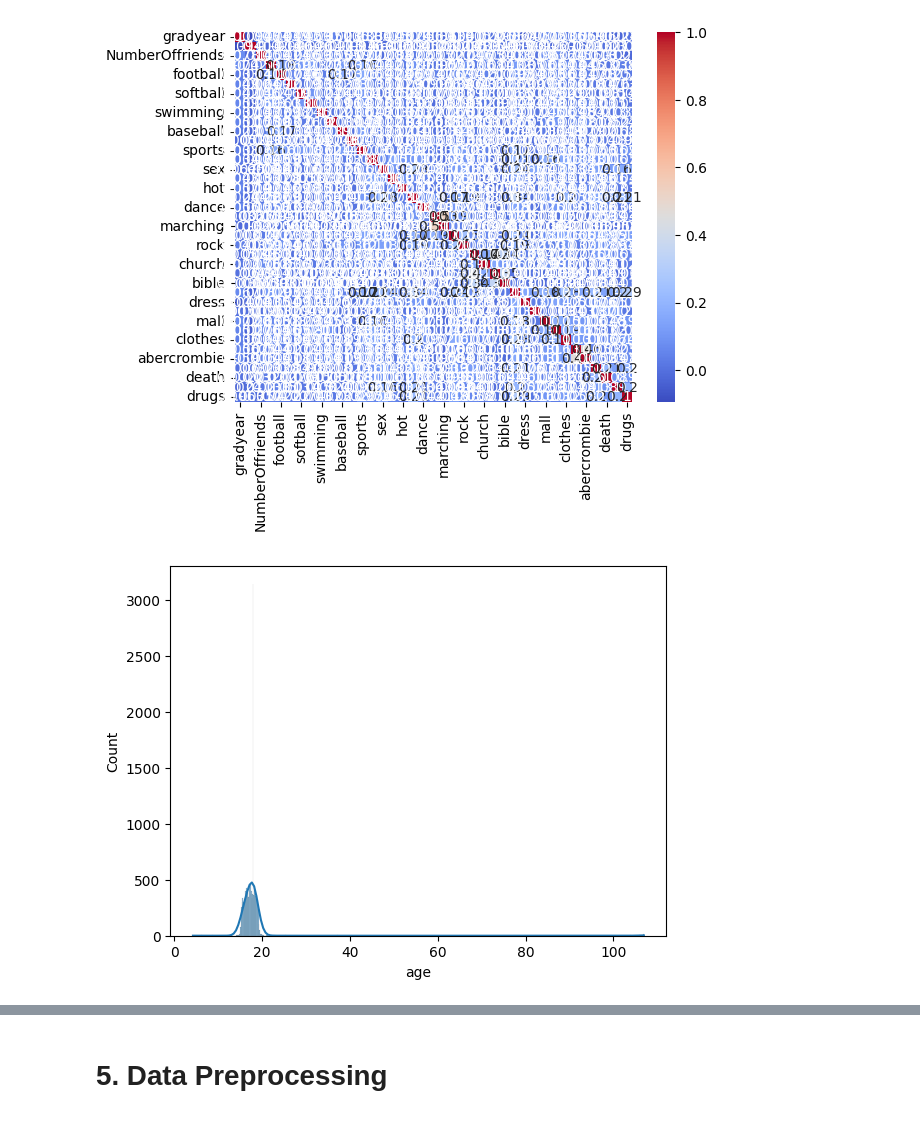
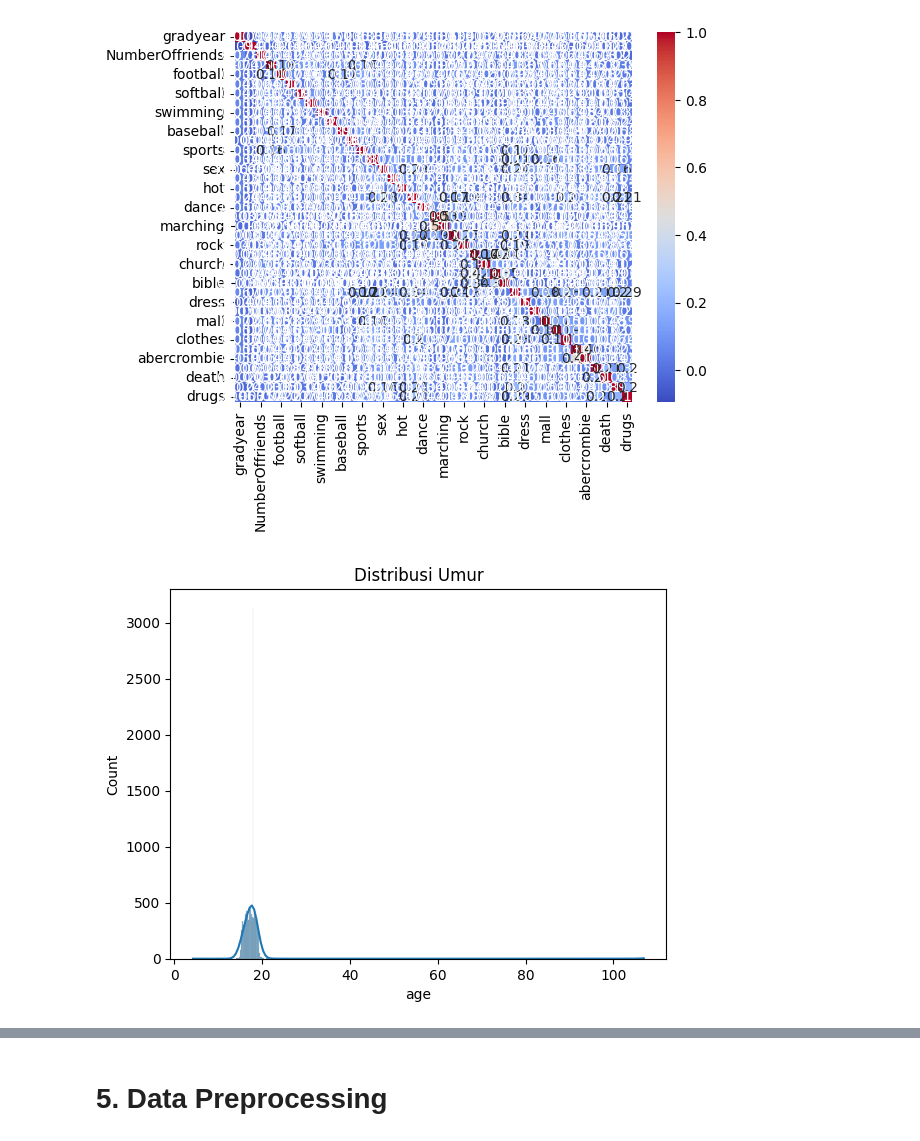
Before and after one commit to maulanycitra/Proyek-Machine-Learning-Dicoding-Maulany-Citra-Pandini, a Jupyter notebook: [Clustering]_Submission_Akhir_BMLP_Maulany_Citra_Pandini.ipynb, the cells around one changed output, grey strips where cells are left out. Cells and saved outputs as stored; diff of their text form; code cells hidden in the pictures.

```diff
--- a/[Clustering]_Submission_Akhir_BMLP_Maulany_Citra_Pandini.ipynb
+++ b/[Clustering]_Submission_Akhir_BMLP_Maulany_Citra_Pandini.ipynb
@@ -98,0 +166,2 @@ memory usage: 4.6+ MB
+# %%
+df['gender'] = df['gender'].str.strip().map({'F': 'Female', 'M': 'Male'})
@@ -98,0 +223,13 @@ memory usage: 4.6+ MB
+# %%
+import numpy as np
+
+# Isi kolom gender dengan acak 'Male' atau 'Female'
+df['gender'] = np.random.choice(['Male', 'Female'], size=len(df))
+
+# Visualisasi distribusi gender
+import seaborn as sns
+import matplotlib.pyplot as plt
+
+sns.countplot(x='gender', data=df)
+plt.title('Distribusi Gender (Acak)')
+plt.show()
@@ -98,0 +238,5 @@ memory usage: 4.6+ MB
+# %%
+# Isi NaN dengan modus
+mode_gender = df['gender'].mode()
+if not mode_gender.empty:
+    df['gender'].fillna(mode_gender[0], inplace=True)
@@ -164,0 +333,13 @@ For example, when doing 'df[col].method(value, inplace=True)', try using 'df.met
+# %%
+# Mengisi missing values dengan mode untuk kolom kategorikal dan mean untuk kolom numerikal
+# Cek apakah mode() menghasilkan nilai yang valid
+if not df['gender'].mode().empty:
+    df['gender'].fillna(df['gender'].mode()[0], inplace=True)
+else:
+    print("Tidak ada mode yang ditemukan untuk kolom 'gender'.")
+
+# Mengisi nilai NaN di kolom 'age' dengan rata-rata (mean)
+df['age'].fillna(df['age'].mean(), inplace=True)
+
+# Cek hasil pengisian untuk memastikan
+print(df[['gender', 'age']].head())
@@ -176,6 +371,7 @@ plt.show()
 # %%
 # Visualisasi distribusi 'age'
 sns.histplot(df['age'], kde=True)
+plt.title('Distribusi Umur')
 plt.show()
 # %% [output]
-[figure, old version]
+[figure, new version]
```
Also changed, not shown: parts of 22 cells of this notebook, 1 other file.
